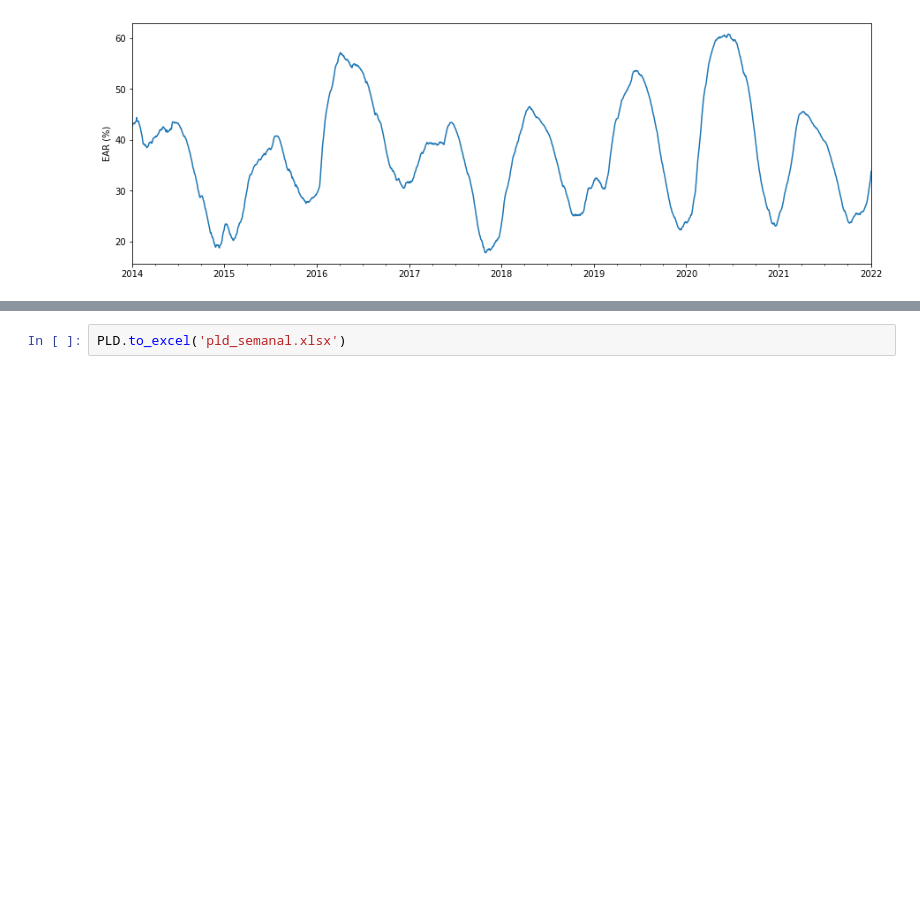
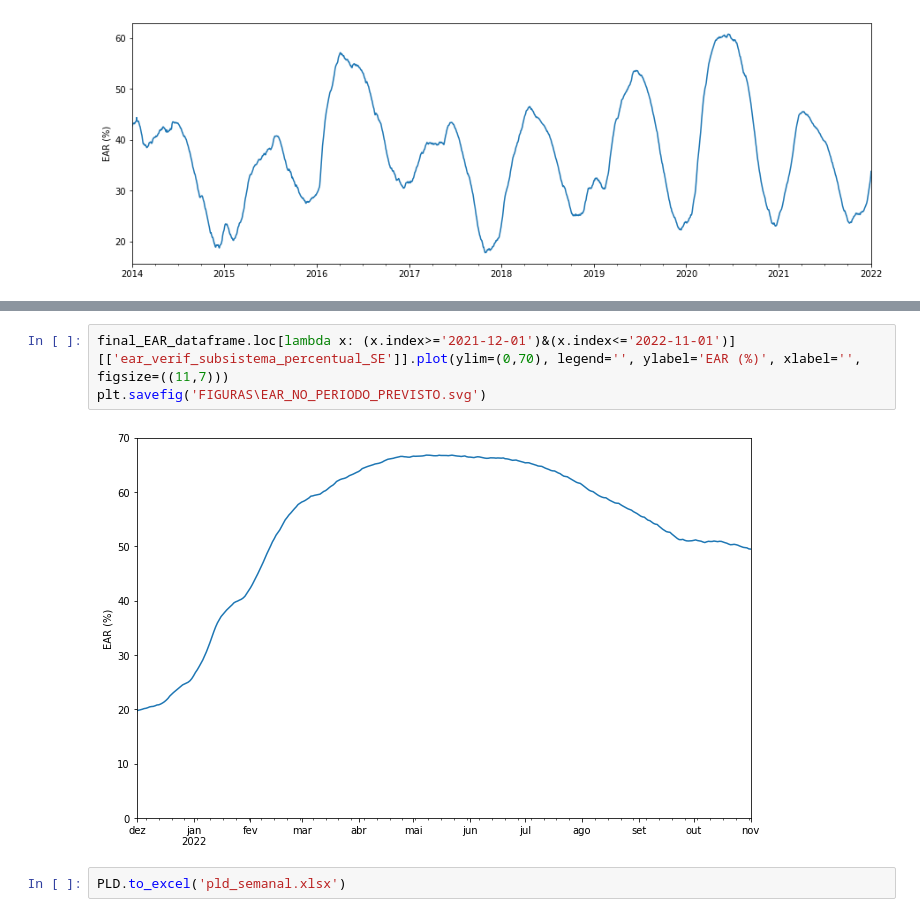
Before and after one commit to Rafa3lAlbuqueruqe/Planejamento_energetico_trabalhos, a Jupyter notebook: Seminário 1 - CMSE/dados_abertos_tratamento.ipynb, the cells around one changed output, grey strips where cells are left out. Saved outputs shown, nothing was run; the diff lists cells and outputs as text; blank space fills up the shorter version.

```diff
--- a/Seminário 1 - CMSE/dados_abertos_tratamento.ipynb
+++ b/Seminário 1 - CMSE/dados_abertos_tratamento.ipynb
@@ -290,3 +299,8 @@ _ = plt.savefig('FIGURAS\\Níveis_Energia_Armazenada.svg')
+# %%
+final_EAR_dataframe.loc[lambda x: (x.index>='2021-12-01')&(x.index<='2022-11-01')][['ear_verif_subsistema_percentual_SE']].plot(ylim=(0,70), legend='', ylabel='EAR (%)', xlabel='', figsize=((11,7)))
+plt.savefig('FIGURAS\EAR_NO_PERIODO_PREVISTO.svg')
+# %% [output]
+[figure, added]
 # %%
 PLD.to_excel('pld_semanal.xlsx')
 # %%
```
Also changed, not shown: parts of 11 cells of this notebook, 13 other files.
